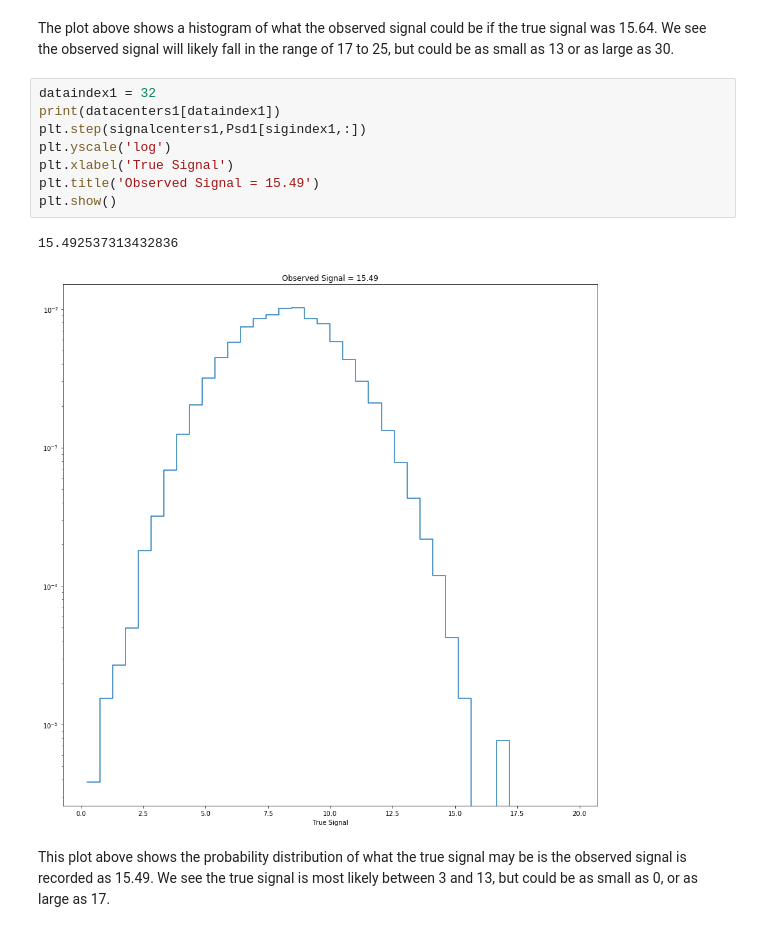
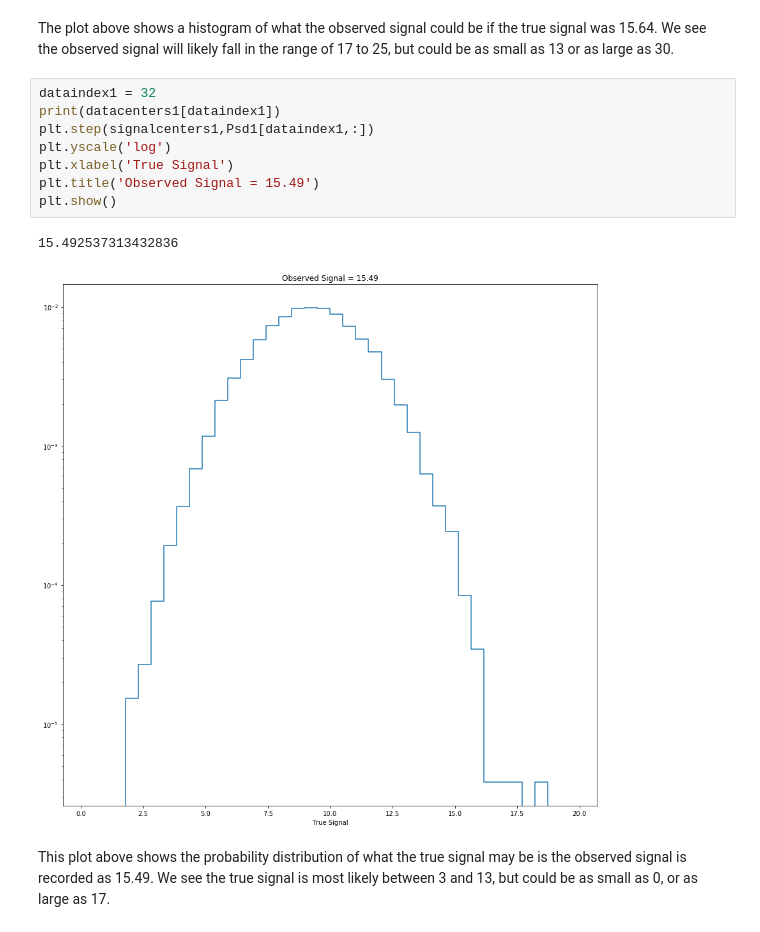
Before and after one commit to ecb49/burns_phys434, a Jupyter notebook: hw/Burns_HW5.ipynb, the cells around one changed output. Cells and saved outputs as stored; diff of their text form.

```diff
--- a/hw/Burns_HW5.ipynb
+++ b/hw/Burns_HW5.ipynb
@@ -108,14 +108,14 @@ The plot above shows a histogram of what the observed signal could be if the tru
 # %%
 dataindex1 = 32
 print(datacenters1[dataindex1])
-plt.step(signalcenters1,Psd1[sigindex1,:])
+plt.step(signalcenters1,Psd1[dataindex1,:])
 plt.yscale('log')
 plt.xlabel('True Signal')
 plt.title('Observed Signal = 15.49')
 plt.show()
 # %% [output]
 15.492537313432836
-[figure, old version]
+[figure, new version]
 # %% [markdown]
 This plot above shows the probability distribution of what the true signal may be is the observed signal is recorded as 15.49. We see the true signal is most likely between 3 and 13, but could be as small as 0, or as large as 17.
 # %%
```
Also changed, not shown: parts of 6 cells of this notebook, 1 other file.
